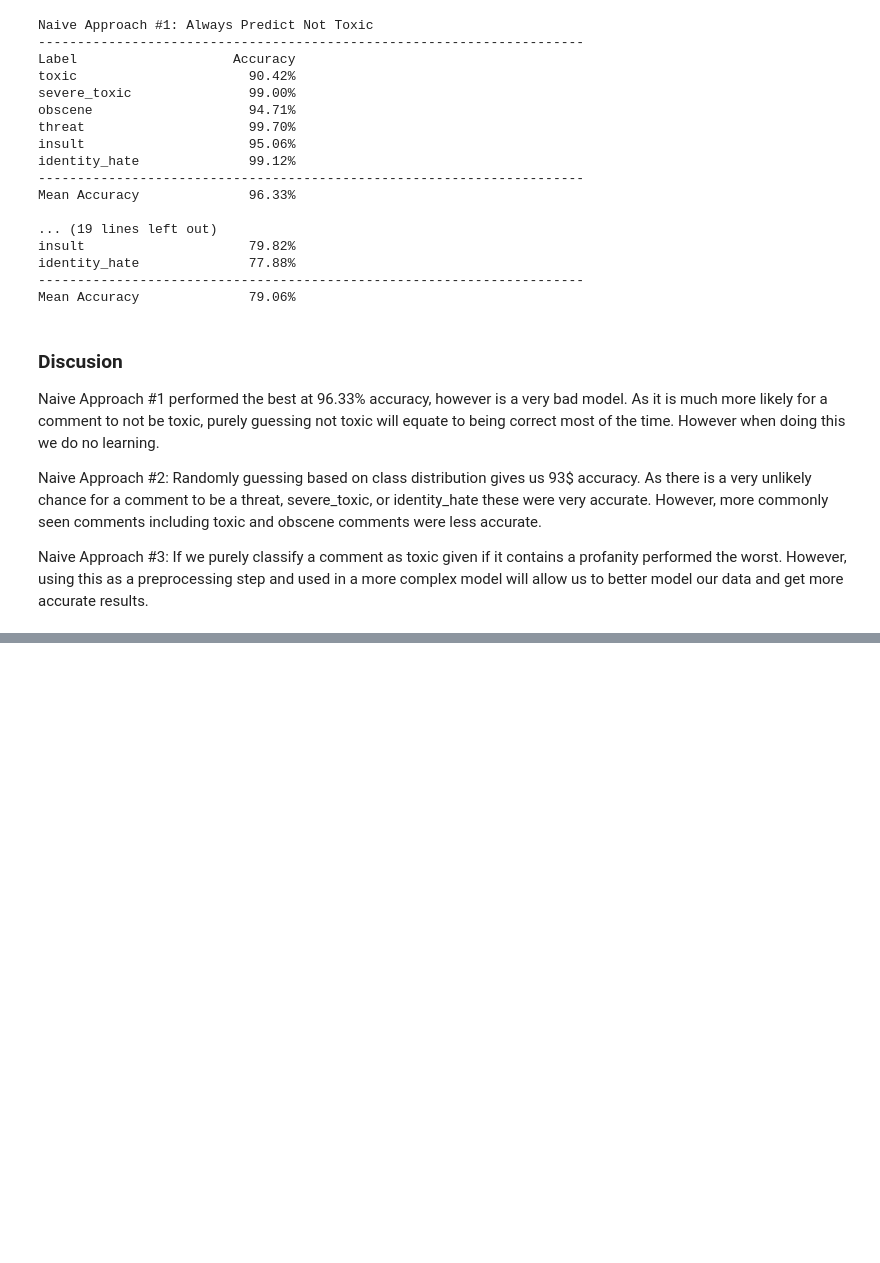
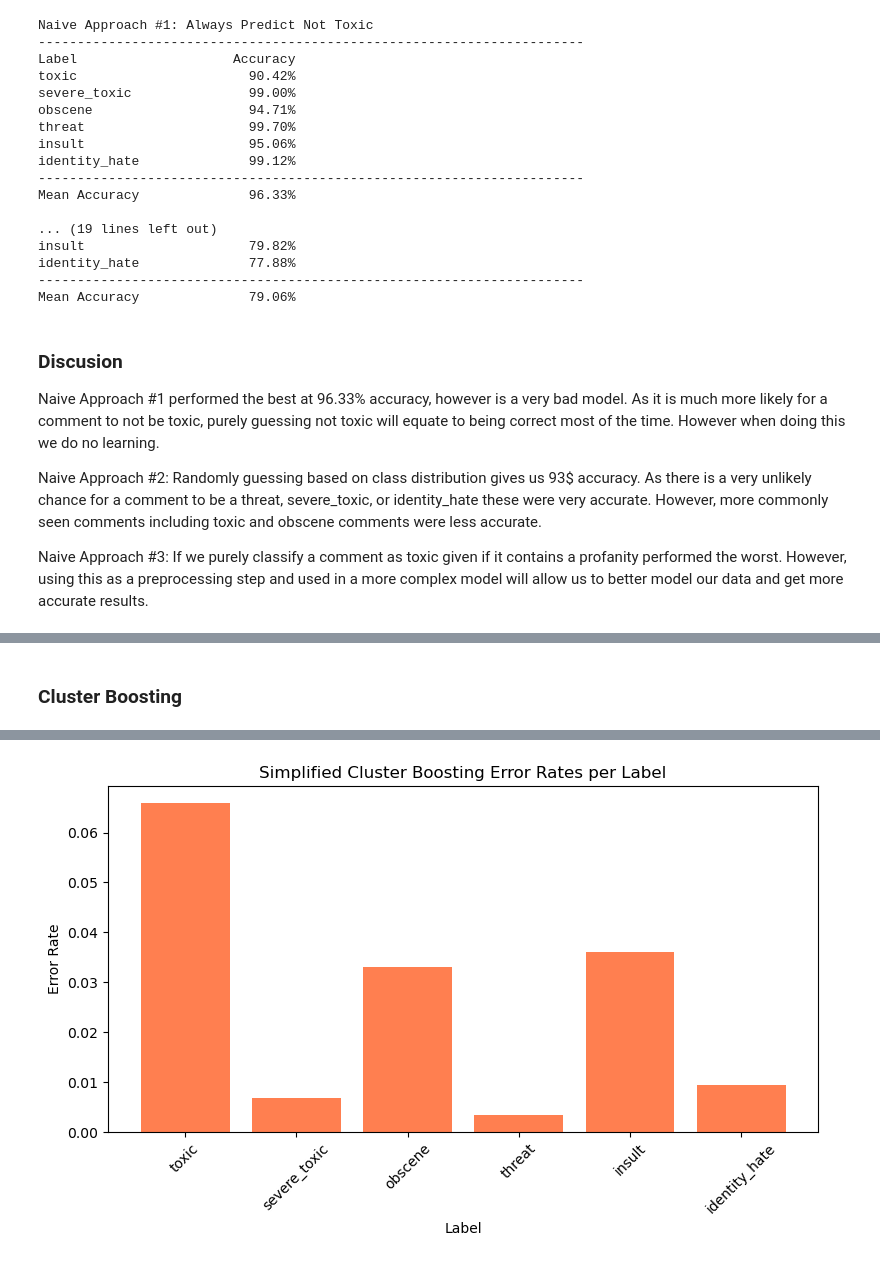
Before and after one commit to Drew-Levy/CS178-Toxic_Comments, a Jupyter notebook: Toxic_Comments.ipynb, the cells around one changed output, grey strips where cells are left out. Cells and saved outputs as stored; diff of their text form; code cells hidden in the pictures; blank space fills up the shorter version.

```diff
--- a/Toxic_Comments.ipynb
+++ b/Toxic_Comments.ipynb
@@ -209,8 +211,14 @@ for idx, (i, row) in enumerate(most_toxic.iterrows(), 1):
     #print(f"Text: {comment[:500]}")
     #print()
 # %%
+X_train = train_df['comment_text'].fillna('')
+y_train = train_df[label_cols]
+
 test_df_merged = test_df.merge(test_labels_df, on='id')
 test_df_merged = test_df_merged[test_df_merged[label_cols].ge(0).all(axis=1)]
+
+X_test = test_df_merged['comment_text'].fillna('')
+y_test = test_df_merged[label_cols]
 
 vectorizer = CountVectorizer(max_features=5000)
 X_train_vec = vectorizer.fit_transform(X_train)
@@ -224,7 +232,9 @@ print("\nLogistic Regression Accuracy")
 print("=" * 50)
 print(f"{'Label':<20} {'Accuracy (%)':>12}")
 print("-" * 50)
-mean_accuracy =0
+
+mean_accuracy = 0
+
 for label in label_cols:
     model = LogisticRegression(C=1.0, max_iter=1000)
     model.fit(X_train_vec, y_train[label])
@@ -233,12 +243,14 @@ for label in label_cols:
     predictions_test[label] = model.predict(X_test_vec)
 
     acc = accuracy_score(y_test[label], predictions_test[label]) * 100
-    mean_accuracy+=acc
+    mean_accuracy += acc
     errors.append(1 - acc/100)
 
     print(f"{label:<20} {acc:>12.2f}")
+
 print("-" * 50)
-print(f"Mean accuracy: {mean_accuracy/6:.4f}")
+print(f"Mean accuracy: {mean_accuracy/6:.4f}%")
+
 plt.figure(figsize=(8, 5))
 plt.bar(label_cols, errors, color='skyblue')
 plt.ylabel("Error Rate")
@@ -267,0 +280,62 @@ With a mean accuracy of 97% this is better than our naive approach of always gue
+# %% [markdown]
+### Cluster Boosting
+# %%
+n_clusters = 5
+features_per_cluster = 3000
+
+vectorizers = []
+for i in range(n_clusters):
+    vec = TfidfVectorizer(
+        max_features=features_per_cluster,
+        ngram_range=(1, 1),
+        min_df=3,
+        max_df=0.9
+    )
+    vectorizers.append(vec)
+
+X_train_clusters = [vec.fit_transform(X_train) for vec in vectorizers]
+X_test_clusters = [vec.transform(X_test) for vec in vectorizers]
+
+models = {}
+predictions_test = {}
+errors = []
+
+print("\nSimplified Cluster Boosting Results")
+print("=" * 50)
+print(f"{'Label':<20} {'Accuracy (%)':>12}")
+print("-" * 50)
+
+mean_accuracy = 0
+
+for label in label_cols:
+    cluster_predictions = []
+
+    for i in range(n_clusters):
+        model = LogisticRegression(C=1.0, max_iter=500, solver='liblinear')
+        model.fit(X_train_clusters[i], y_train[label])
+        pred_proba = model.predict_proba(X_test_clusters[i])[:, 1]
+        cluster_predictions.append(pred_proba)
+
+    avg_predictions = np.mean(cluster_predictions, axis=0)
+    final_predictions = (avg_predictions >= 0.5).astype(int)
+
+    predictions_test[label] = final_predictions
+
+    acc = accuracy_score(y_test[label], final_predictions) * 100
+    mean_accuracy += acc
+    errors.append(1 - acc/100)
+
+    print(f"{label:<20} {acc:>12.2f}")
+
+print("-" * 50)
+print(f"Mean accuracy: {mean_accuracy/6:.4f}%")
+
+plt.figure(figsize=(8, 5))
+plt.bar(label_cols, errors, color='coral')
+plt.ylabel("Error Rate")
+plt.xlabel("Label")
+plt.title("Simplified Cluster Boosting Error Rates per Label")
+plt.xticks(rotation=45)
+plt.tight_layout()
+plt.show()
+# %% [output]
@@ -267,0 +354 @@ With a mean accuracy of 97% this is better than our naive approach of always gue
+[figure, added]
```
Also changed, not shown: parts of 5 cells of this notebook.
